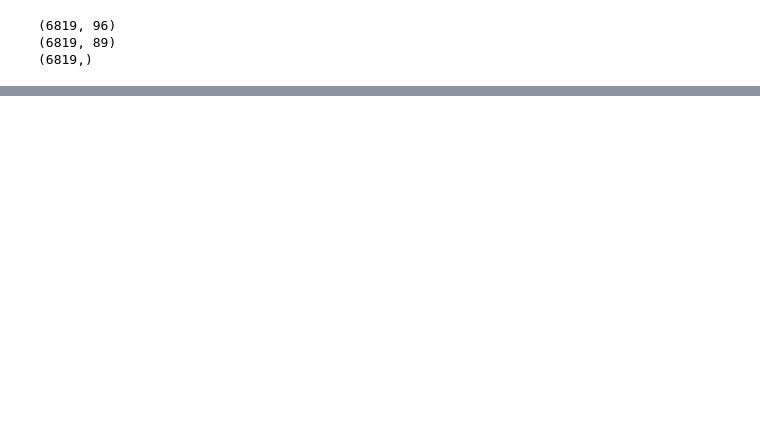
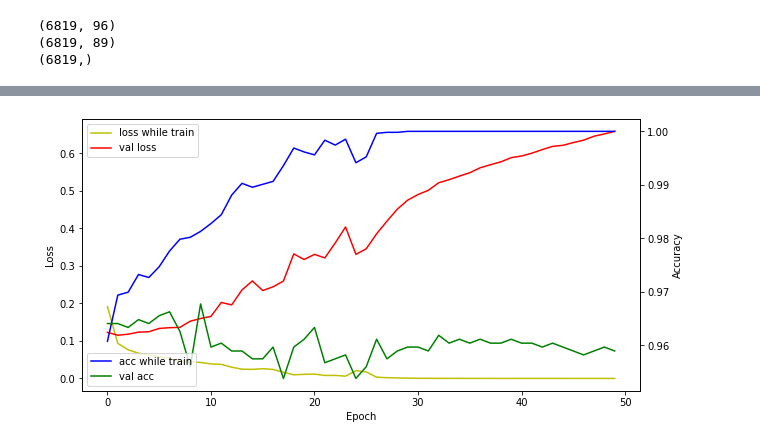
Before and after one commit to kdstheace/Project_FinancialAnalysis, a Jupyter notebook: Financial_analysis.ipynb, the cells around one changed output, grey strips where cells are left out. Cells and saved outputs as stored; diff of their text form; code cells hidden in the pictures; blank space fills up the shorter version.

```diff
--- a/Financial_analysis.ipynb
+++ b/Financial_analysis.ipynb
@@ -75,7 +110,7 @@ print(y_test.shape)
 # %%
 model = Sequential()
 
-model.add(Dense(units=100, activation='relu', input_dim=89))
+model.add(Dense(units=100, activation='relu', input_dim=71))
 model.add(Dense(units=50, activation='relu'))
 model.add(Dense(units=25, activation='relu'))
 model.add(Dense(units=10, activation='relu'))
@@ -102,7 +137,7 @@ Trainable params: 15,607
 Non-trainable params: 0
 _________________________________________________________________
 # %%
-model.compile(optimizer='Adam', loss='categorical_crossentropy', metrics=['accuracy'])
+model.compile(optimizer='Adam', loss='mae', metrics=['accuracy'])
 hist = model.fit(X_train, y_train, epochs=50, validation_data=(X_test, y_test), verbose=1)
 # %% [output]
 Epoch 1/50
@@ -193,3 +223,26 @@ dtype: int64
 # %%
 pd.set_option('display.max_row', 100)
 pd.set_option('display.max_columns', 100)
+# %%
+plt.rcParams['figure.figsize'] = (10, 5)
+fig, loss_ax = plt.subplots()
+acc_ax = loss_ax.twinx()
+
+
+loss_ax.plot(hist.history['loss'], 'y', label='loss while train')
+loss_ax.plot(hist.history['val_loss'], 'r', label='val loss')
+
+
+acc_ax.plot(hist.history['accuracy'], 'b', label='acc while train')
+acc_ax.plot(hist.history['val_accuracy'], 'g', label='val acc')
+
+loss_ax.set_xlabel('Epoch')
+loss_ax.set_ylabel('Loss')
+acc_ax.set_ylabel('Accuracy')
+
+loss_ax.legend(loc='upper left')
+acc_ax.legend(loc='lower left')
+
+plt.show()
+# %% [output]
+[figure, added]
```
Also changed, not shown: parts of 13 cells of this notebook.
